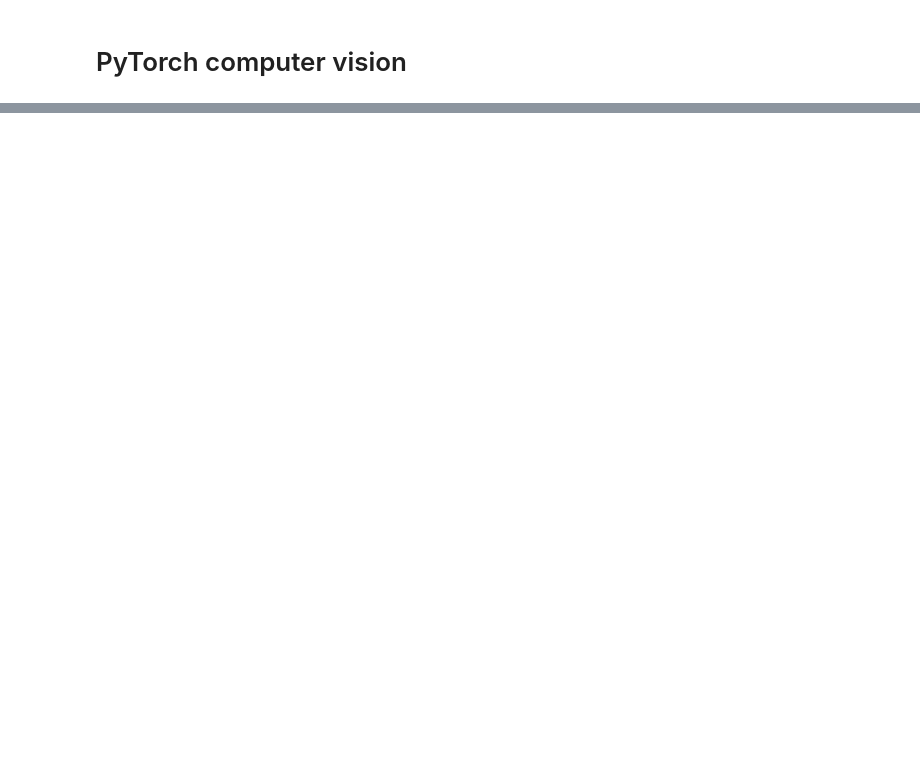
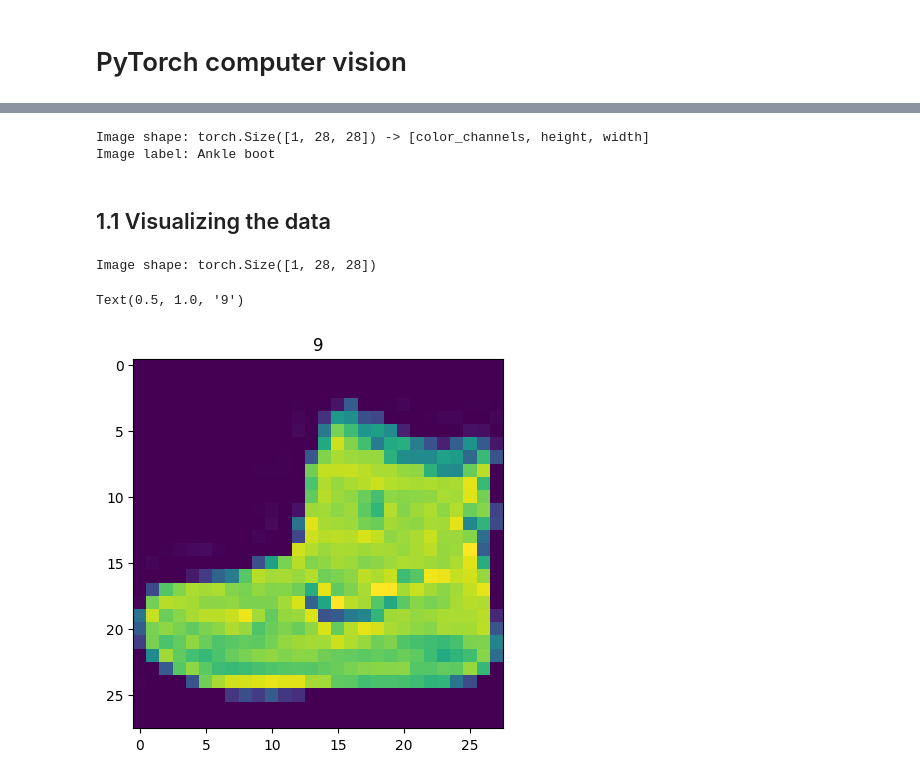
Before and after one commit to eduardodacostasoares/pytorch, a Jupyter notebook: 03_pytorch_computer_vision.ipynb, the cells around one changed output, grey strips where cells are left out. Cells and saved outputs as stored; diff of their text form; code cells hidden in the pictures; blank space fills up the shorter version.

```diff
--- a/03_pytorch_computer_vision.ipynb
+++ b/03_pytorch_computer_vision.ipynb
@@ -28,0 +37,18 @@ print(torchvision.__version__)
+# %%
+# Setup training data
+from torchvision import datasets
+train_data = datasets.FashionMNIST(
+    root="data", # Where to download to?
+    train=True,  # "Do you want the training dataset?" (a lot of PyTorch datasets have been formatted into training and testing sets)
+    download=True, # to download the dataset
+    transform=torchvision.transforms.ToTensor(), # convert images to tensor
+    target_transform=None # transform labels/targets by the shape
+)
+
+test_data = datasets.FashionMNIST(
+    root="data",
+    train=False,
+    download=True,
+    transform=ToTensor(), # same as "torchvision.transforms.ToTensor()"
+    target_transform=None
+)
@@ -28,0 +126,21 @@ print(torchvision.__version__)
+# %%
+# Checking the shape
+
+print(f"Image shape: {image.shape} -> [color_channels, height, width]")
+print(f"Image label: {class_names[label]}")
+# %% [output]
+Image shape: torch.Size([1, 28, 28]) -> [color_channels, height, width]
+Image label: Ankle boot
+# %% [markdown]
+## 1.1 Visualizing the data
+# %%
+import matplotlib.pyplot as plt
+image, label = train_data[0]
+
+print(f"Image shape: {image.shape}")
+plt.imshow(image.squeeze())
+plt.title(label)
+# %% [output]
+Image shape: torch.Size([1, 28, 28])
+Text(0.5, 1.0, '9')
+[figure, added]
```
Also changed, not shown: parts of 141 cells of this notebook.
